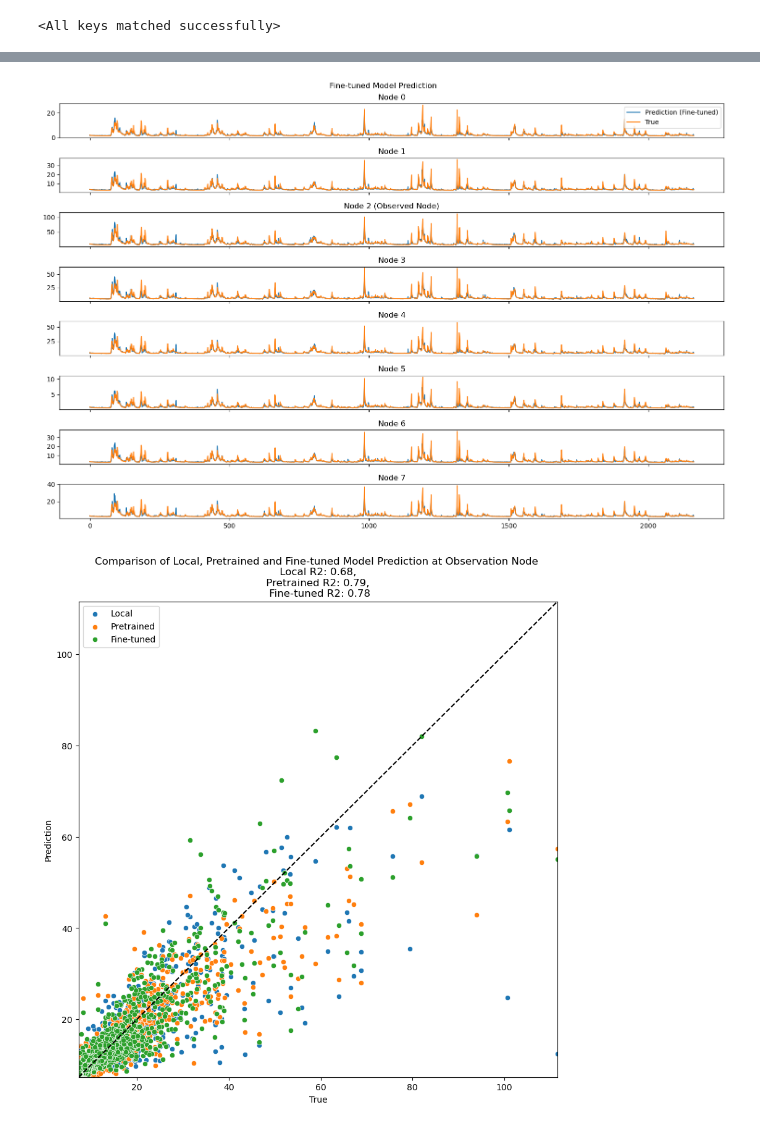
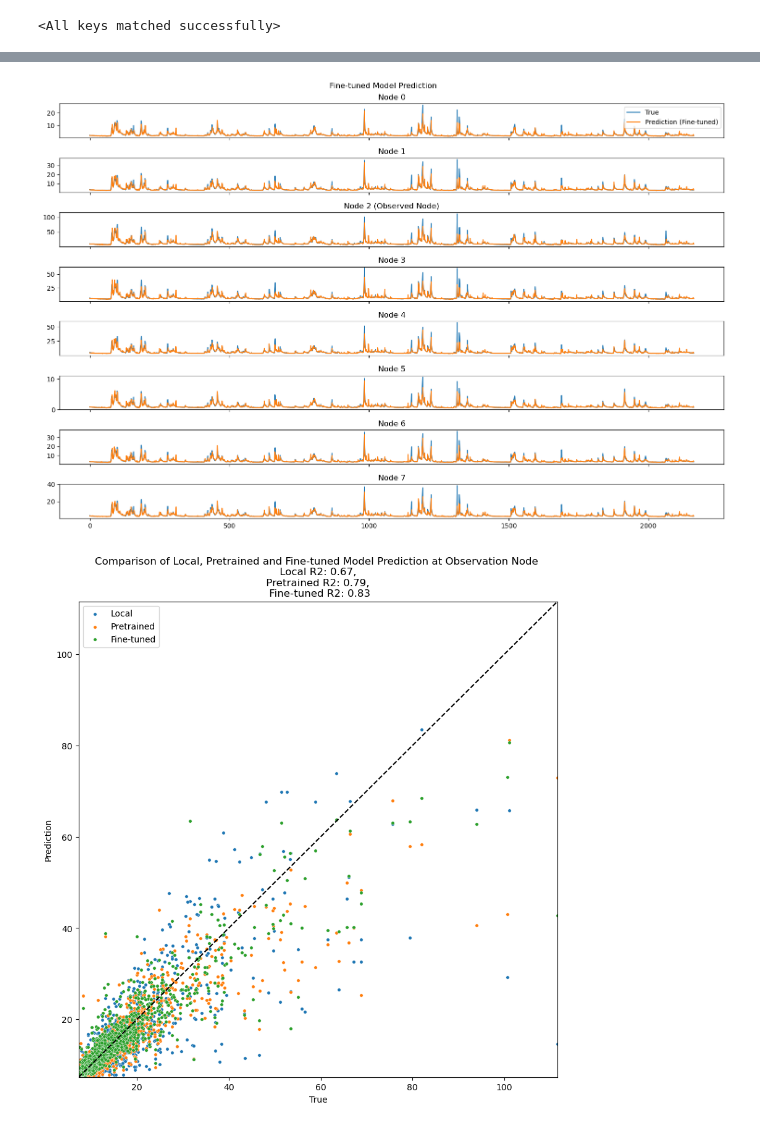
Before and after one commit to undertow515/GATWN, a Jupyter notebook: example.ipynb, the cells around one changed output, grey strips where cells are left out. Saved outputs shown, nothing was run; the diff lists cells and outputs as text; code cells hidden in the pictures.

```diff
--- a/example.ipynb
+++ b/example.ipynb
@@ -121,7 +121,7 @@ ds = DynamicGraphDataset(config=yaml.safe_load(open("./config/test.yaml")), gaug
 
 obs_idx = ds.outlet_idx # 2 is the outlet index of the catchment
 num_nodes = ds.num_nodes
-d = torch.load('runs/test/checkpoint/checkpoint_epoch_3.pt')
+d = torch.load('runs/test/checkpoint/checkpoint_epoch_4.pt')
 y_pred = d["results"]["01052500"]["y_pred"]
 y_true = d["results"]["01052500"]["y_true"]
 y_pred.shape, y_true.shape # (Time, Prediction Length, Number of nodes), (Time, Prediction Length, Number of nodes)
@@ -130,8 +130,8 @@ y_pred.shape, y_true.shape # (Time, Prediction Length, Number of nodes), (Time,
 
 fig, ax = plt.subplots(num_nodes, 1, figsize=(15, 10), sharex=True)
 for i in range(num_nodes):
+    ax[i].plot(y_true[:, 0, i], label="True")
     ax[i].plot(y_pred[:, 0,i], label="Prediction")
-    ax[i].plot(y_true[:, 0, i], label="True")
     ax[i].set_title(f"Node {i}")
 
     if i == 0:
@@ -193,17 +193,18 @@ plt.tight_layout()
 # %%
-# and also finetuning the model for the specific catchment
-# we can reduce the number of epochs to 5 (fine-tuning is usually faster than training from scratch)
-e.config['train']['epochs'] = 5
+# finetuning the model for the specific catchment
+# we can reduce the number of epochs to 7 (fine-tuning is usually faster than training from scratch)
+e.config['train']['epochs'] = 7
 e.train_full(ev=True)
 # %%
+e.use_only_loss_obs = False
 _, ft_results = e.evaluate()
 ft_y_pred = ft_results["01052500"]["y_pred"]
 
 
 fig, ax = plt.subplots(num_nodes, 1, figsize=(15, 10), sharex=True)
 for i in range(num_nodes):
+    ax[i].plot(y_true[:, 0, i], label="True")
     ax[i].plot(ft_y_pred[:, 0,i], label="Prediction (Fine-tuned)")
-    ax[i].plot(y_true[:, 0, i], label="True")
     ax[i].set_title(f"Node {i}")
 
     if i == 0:
@@ -214,29 +215,29 @@ for i in range(num_nodes):
 fig.suptitle("Fine-tuned Model Prediction")
 plt.tight_layout()
 # %% [output]
-[figure, old version]
+[figure, new version]
 # %%
 # Lastly, we can compare the results of the locally trained model, pretrained model and the fine-tuned model at Observation Node
 import seaborn as sns
 import pandas as pd
 from sklearn.metrics import r2_score
 
 df = pd.DataFrame({"Local": y_pred[:, 0, obs_idx], "Pretrained": pt_y_pred[:, 0, obs_idx], "Fine-tuned": ft_y_pred[:, 0, obs_idx], "True": y_true[:, 0, obs_idx]})
 fig, ax = plt.subplots(1, 1, figsize=(10, 10))
-sns.scatterplot(data=df, x="True", y="Local", label="Local", ax=ax)
-sns.scatterplot(data=df, x="True", y="Pretrained", label="Pretrained", ax=ax)
-sns.scatterplot(data=df, x="True", y="Fine-tuned", label="Fine-tuned", ax=ax)
+sns.scatterplot(data=df, x="True", y="Local", label="Local", ax=ax, s=15) # adjust marker size with s=100
+sns.scatterplot(data=df, x="True", y="Pretrained", label="Pretrained", ax=ax, s=15)
+sns.scatterplot(data=df, x="True", y="Fine-tuned", label="Fine-tuned", ax=ax, s=15)
 
 ax.set_xlabel("True")
 ax.set_ylabel("Prediction")
 ax.legend()
 ax.set_xlim(df["True"].min(), df["True"].max())
 ax.set_ylim(df["True"].min(), df["True"].max())
 ax.plot([df["True"].min(), df["True"].max()], [df["True"].min(), df["True"].max()], ls="--", c="black")
 r2_local = r2_score(df["True"], df["Local"])
 r2_pretrained = r2_score(df["True"], df["Pretrained"])
 r2_finetuned = r2_score(df["True"], df["Fine-tuned"])
 ax.set_title("Comparison of Local, Pretrained and Fine-tuned Model Prediction at Observation Node \n Local R2: {:.2f}, \n Pretrained R2: {:.2f}, \n Fine-tuned R2: {:.2f}".format(r2_local, r2_pretrained, r2_finetuned))
 plt.show()
 # %% [output]
-[figure, old version]
+[figure, new version]
```
Also changed, not shown: parts of 8 cells of this notebook, 18 other files.
